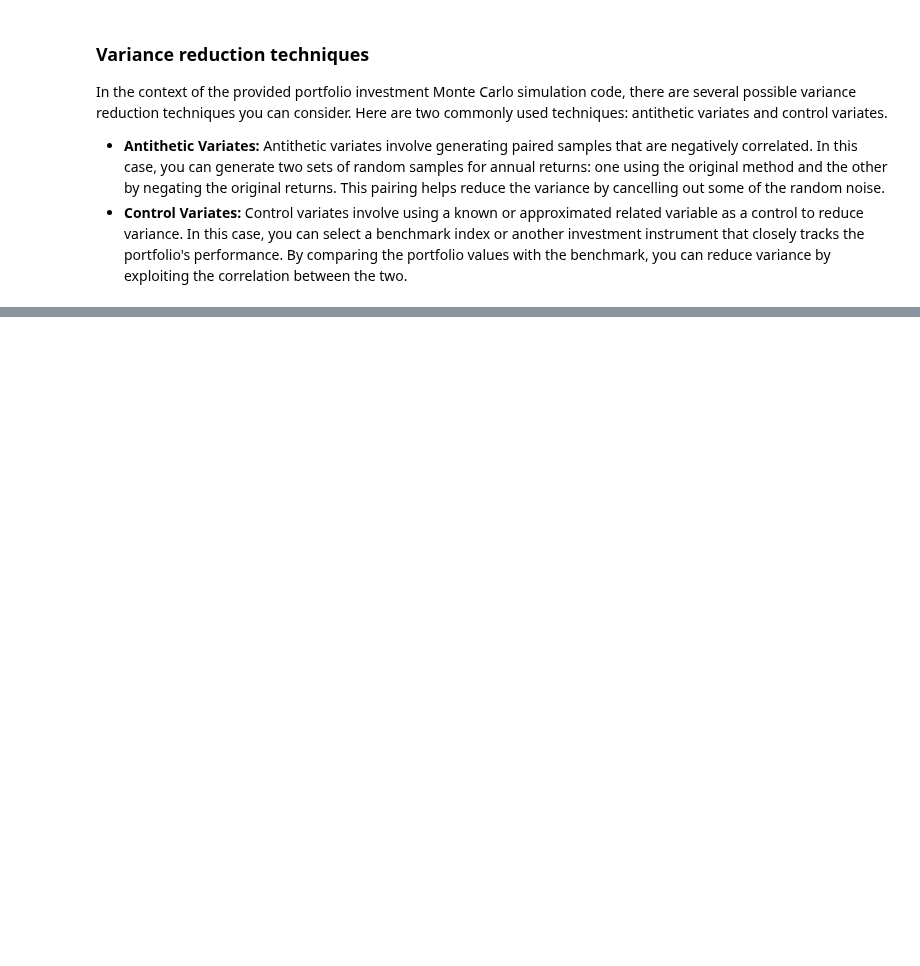
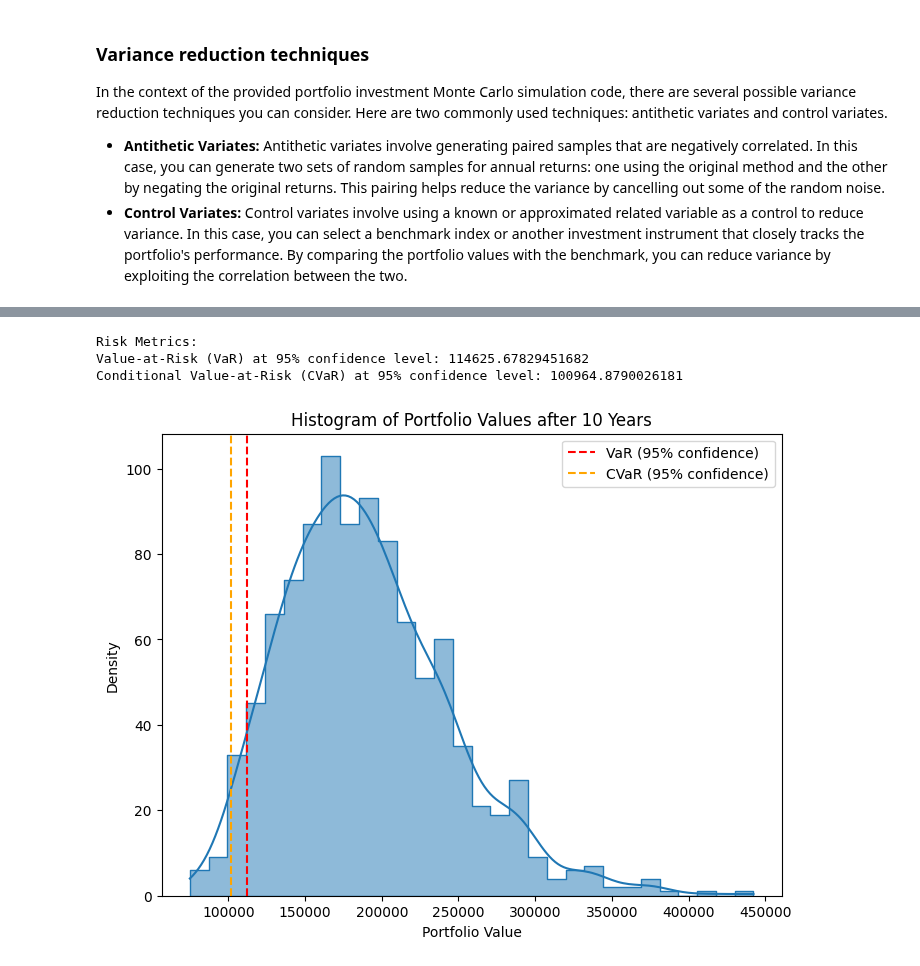
Before and after one commit to arunp77/MonteCarlo-simulation, a Jupyter notebook: Credi-market-risk/Portfolioperformance.ipynb, the cells around one changed output, grey strips where cells are left out. Cells and saved outputs as stored; diff of their text form; code cells hidden in the pictures; blank space fills up the shorter version.

```diff
--- a/Credi-market-risk/Portfolioperformance.ipynb
+++ b/Credi-market-risk/Portfolioperformance.ipynb
@@ -189,0 +211,26 @@ control_variate = portfolio_values - beta * (benchmark_values - np.mean(benchmar
+# %%
+# Define the investment portfolio
+assets = ['Stocks', 'Bonds', 'Real Estate']
+weights = np.array([0.6, 0.3, 0.1])  # Asset allocation weights
+returns = np.array([0.08, 0.04, 0.06])  # Historical returns
+volatility = np.array([0.15, 0.08, 0.12])  # Standard deviations
+# %%
+# Set simulation parameters
+num_simulations = 1000
+num_years = 10
+
+# Perform Monte Carlo simulation
+portfolio_values = np.zeros((num_years + 1, num_simulations))
+portfolio_values[0] = 100000  # Initial portfolio value
+
+for year in range(1, num_years + 1):
+    for sim in range(num_simulations):
+        random_returns = np.random.normal(returns, volatility)
+        portfolio_value = portfolio_values[year - 1, sim] * np.dot(weights, 1 + random_returns)
+        portfolio_values[year, sim] = portfolio_value
+
+# Analyze the simulation results
+df_portfolio_values = pd.DataFrame(portfolio_values.T, columns=['Year ' + str(year) for year in range(num_years + 1)])
+
+# Calculate descriptive statistics
+statistics = df_portfolio_values.describe().T[['mean', 'std', 'min', 'max']]
@@ -189,0 +279,28 @@ control_variate = portfolio_values - beta * (benchmark_values - np.mean(benchmar
+# %%
+print("\nRisk Metrics:")
+print("Value-at-Risk (VaR) at 95% confidence level:", var_95)
+print("Conditional Value-at-Risk (CVaR) at 95% confidence level:", cvar_95)
+# %% [output]
+Risk Metrics:
+Value-at-Risk (VaR) at 95% confidence level: 114625.67829451682
+Conditional Value-at-Risk (CVaR) at 95% confidence level: 100964.8790026181
+# %%
+# Plotting a histogram of the portfolio values using seaborn
+plt.figure(figsize=(8, 6))
+sns.histplot(df_portfolio_values['Year 10'], bins=30, kde=True, element='step')
+plt.xlabel('Portfolio Value')
+plt.ylabel('Density')
+plt.title('Histogram of Portfolio Values after 10 Years')
+
+# Calculate risk metrics
+var_95 = df_portfolio_values['Year 10'].quantile(0.05)
+cvar_95 = df_portfolio_values['Year 10'][df_portfolio_values['Year 10'] <= var_95].mean()
+
+# Add vertical lines to mark Value-at-Risk (VaR) and Conditional Value-at-Risk (CVaR)
+plt.axvline(x=var_95, color='red', linestyle='--', label='VaR (95% confidence)')
+plt.axvline(x=cvar_95, color='orange', linestyle='--', label='CVaR (95% confidence)')
+
+plt.legend()
+plt.show()
+# %% [output]
+[figure, added]
```
Also changed, not shown: parts of 13 cells of this notebook.
